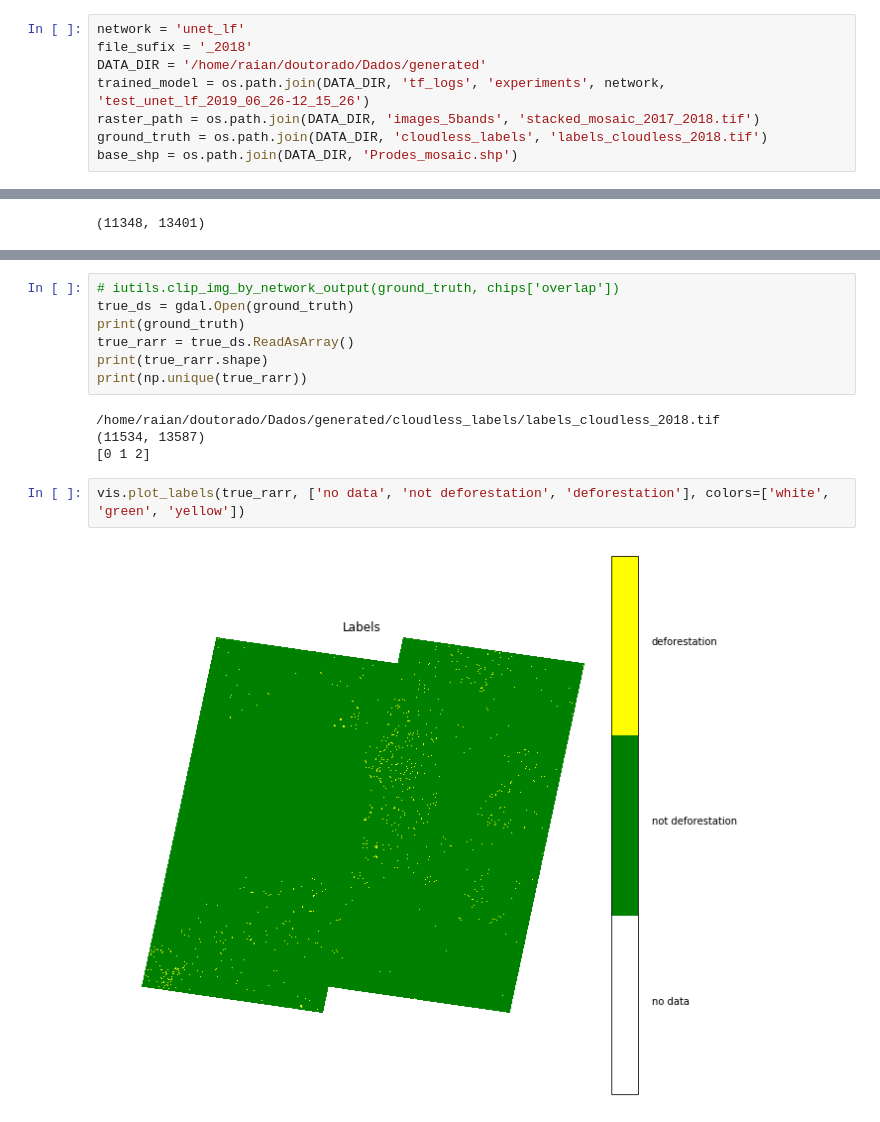
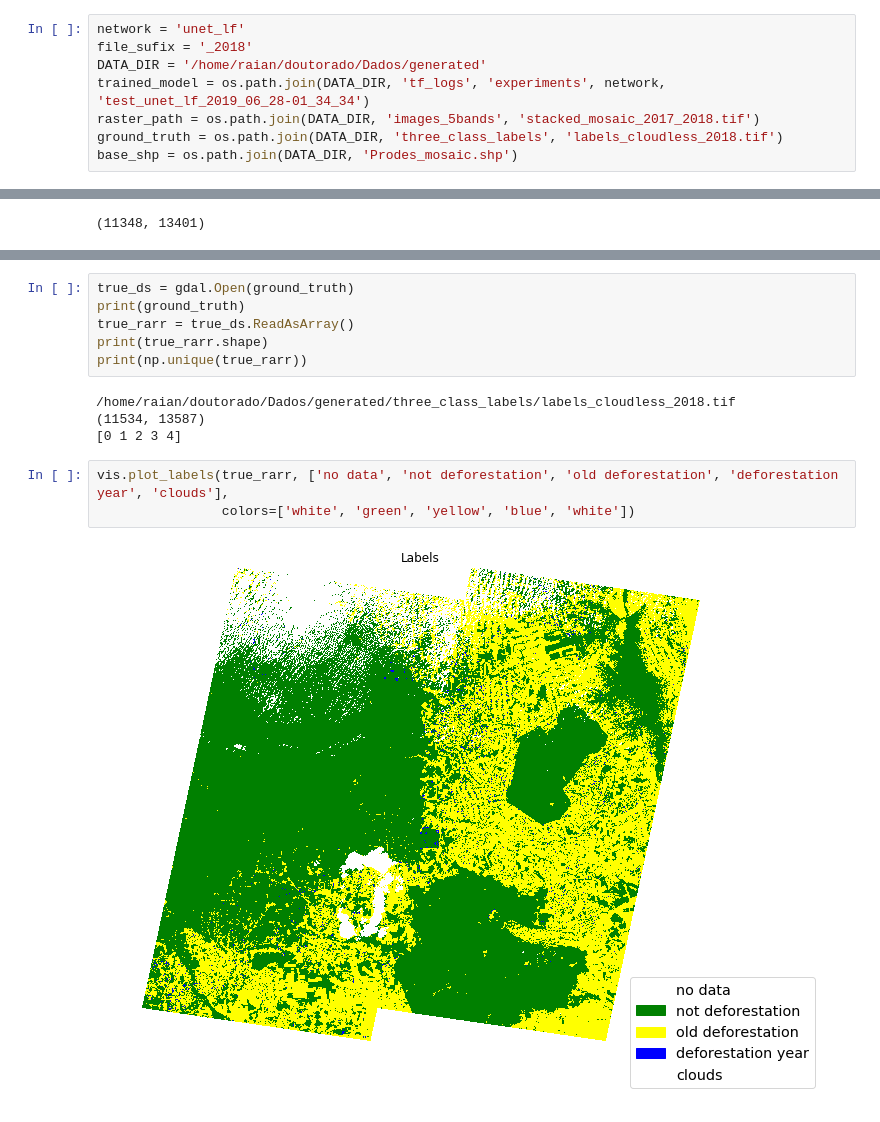
Before and after one commit to rvmaretto/deepgeo, a Jupyter notebook: notebooks/predict_fcn.ipynb, the cells around one changed output, grey strips where cells are left out. Drawn from its saved outputs; the diff is of its cells as text.

```diff
--- a/notebooks/predict_fcn.ipynb
+++ b/notebooks/predict_fcn.ipynb
@@ -31,9 +31,9 @@ reload(seqchips)
 network = 'unet_lf'
 file_sufix = '_2018'
 DATA_DIR = '/home/raian/doutorado/Dados/generated'
-trained_model = os.path.join(DATA_DIR, 'tf_logs', 'experiments', network, 'test_unet_lf_2019_06_26-12_15_26')
+trained_model = os.path.join(DATA_DIR, 'tf_logs', 'experiments', network, 'test_unet_lf_2019_06_28-01_34_34')
 raster_path = os.path.join(DATA_DIR, 'images_5bands', 'stacked_mosaic_2017_2018.tif')
-ground_truth = os.path.join(DATA_DIR, 'cloudless_labels', 'labels_cloudless_2018.tif')
+ground_truth = os.path.join(DATA_DIR, 'three_class_labels', 'labels_cloudless_2018.tif')
 base_shp = os.path.join(DATA_DIR, 'Prodes_mosaic.shp')
 # %% [markdown]
 ## Output Data
@@ -128,18 +129,18 @@ print(np.unique(pred_rarr))
 # %%
-# iutils.clip_img_by_network_output(ground_truth, chips['overlap'])
 true_ds = gdal.Open(ground_truth)
 print(ground_truth)
 true_rarr = true_ds.ReadAsArray()
 print(true_rarr.shape)
 print(np.unique(true_rarr))
 # %% [output]
-/home/raian/doutorado/Dados/generated/cloudless_labels/labels_cloudless_2018.tif
+/home/raian/doutorado/Dados/generated/three_class_labels/labels_cloudless_2018.tif
 (11534, 13587)
-[0 1 2]
+[0 1 2 3 4]
 # %%
-vis.plot_labels(true_rarr, ['no data', 'not deforestation', 'deforestation'], colors=['white', 'green', 'yellow'])
+vis.plot_labels(true_rarr, ['no data', 'not deforestation', 'old deforestation', 'deforestation year', 'clouds'],
+                colors=['white', 'green', 'yellow', 'blue', 'white'])
 # %% [output]
-[figure, old version]
+[figure, new version]
 # %%
 reload(qm)
 reload(vis)
```
Also changed, not shown: parts of 6 cells of this notebook, 6 other files.
